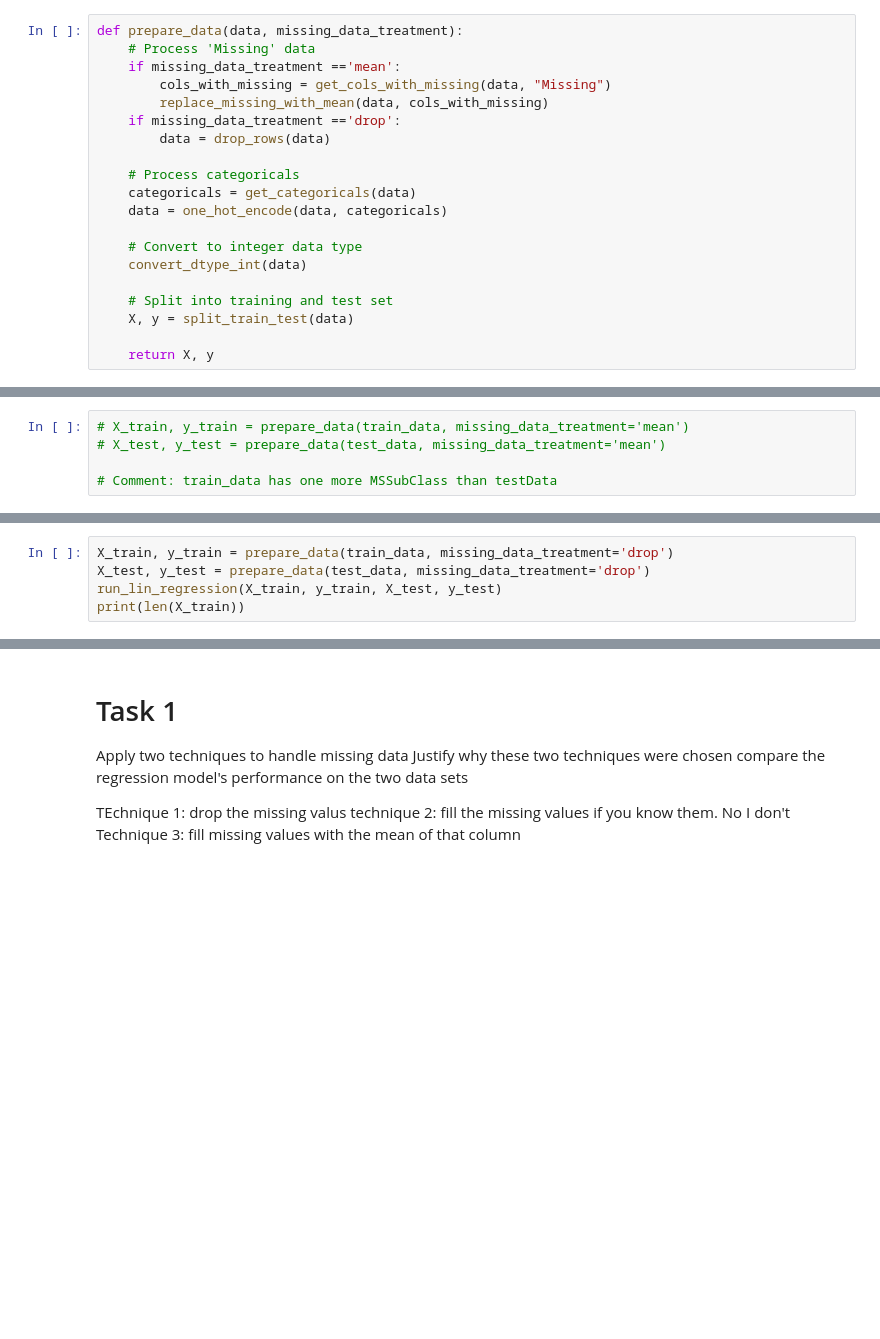
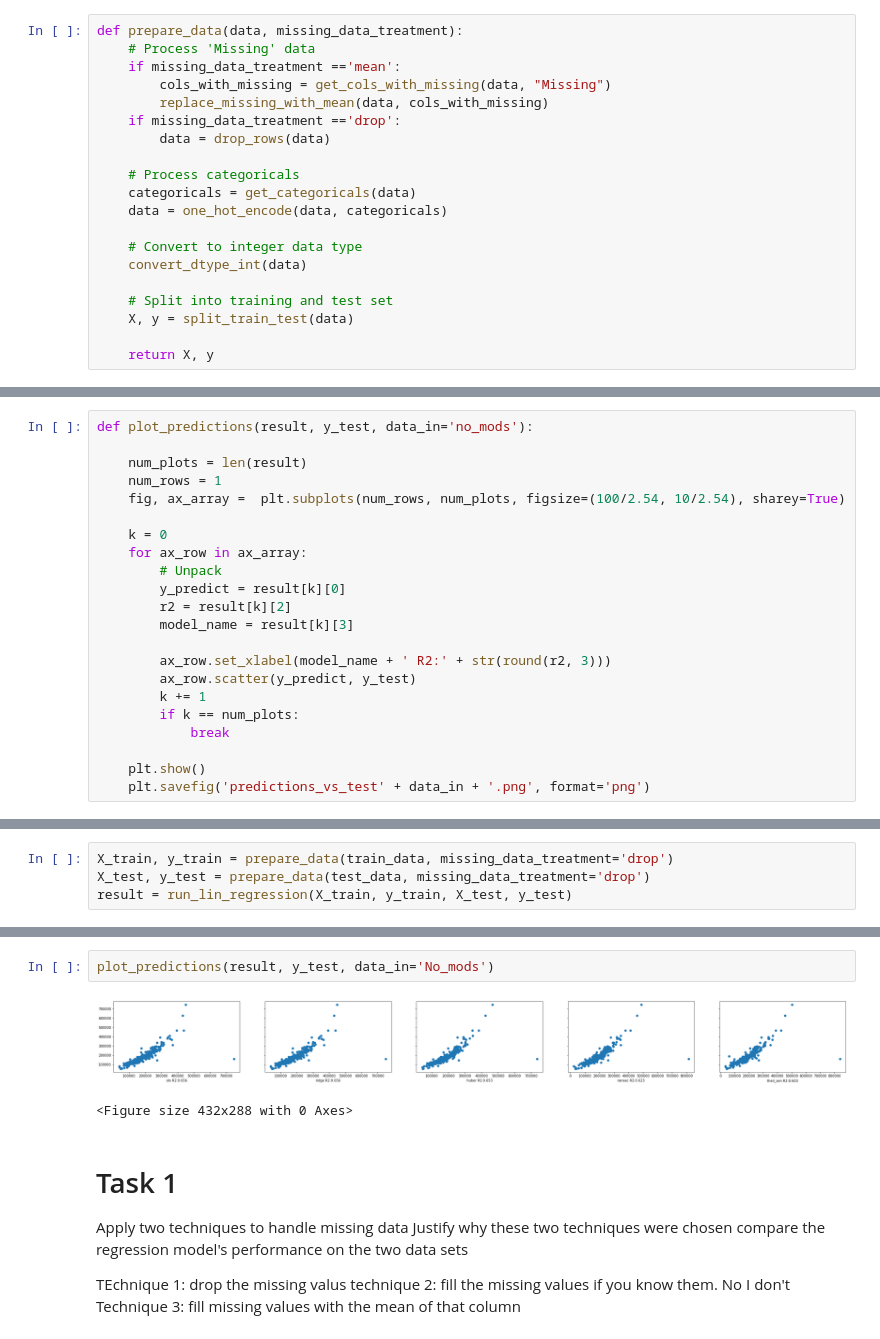
Before and after one commit to hifrickenfive/UniAdelaideAIML, a Jupyter notebook: assignment2/scratch.ipynb, the cells around one changed output, grey strips where cells are left out. Cells and saved outputs as stored; diff of their text form; blank space fills up the shorter version.

```diff
--- a/assignment2/scratch.ipynb
+++ b/assignment2/scratch.ipynb
@@ -206,0 +259,22 @@ def prepare_data(data, missing_data_treatment):
+# %%
+def plot_predictions(result, y_test, data_in='no_mods'):
+
+    num_plots = len(result)
+    num_rows = 1
+    fig, ax_array =  plt.subplots(num_rows, num_plots, figsize=(100/2.54, 10/2.54), sharey=True)
+
+    k = 0
+    for ax_row in ax_array:
+        # Unpack
+        y_predict = result[k][0]
+        r2 = result[k][2]
+        model_name = result[k][3]
+
+        ax_row.set_xlabel(model_name + ' R2:' + str(round(r2, 3)))
+        ax_row.scatter(y_predict, y_test)
+        k += 1
+        if k == num_plots:
+            break
+
+    plt.show()
+    plt.savefig('predictions_vs_test' + data_in + '.png', format='png')
@@ -207,5 +285,4 @@ def prepare_data(data, missing_data_treatment):
 # %%
-# X_train, y_train = prepare_data(train_data, missing_data_treatment='mean')
-# X_test, y_test = prepare_data(test_data, missing_data_treatment='mean')
-
-# Comment: train_data has one more MSSubClass than testData
+X_train, y_train = prepare_data(train_data, missing_data_treatment='drop')
+X_test, y_test = prepare_data(test_data, missing_data_treatment='drop')
+result = run_lin_regression(X_train, y_train, X_test, y_test)
@@ -259,5 +338,0 @@ def run_lin_regression(X_train, y_train, X_test, y_test, wrapped=False):
-# %%
-X_train, y_train = prepare_data(train_data, missing_data_treatment='drop')
-X_test, y_test = prepare_data(test_data, missing_data_treatment='drop')
-run_lin_regression(X_train, y_train, X_test, y_test)
-print(len(X_train))
@@ -315,3 +339,8 @@ Coefficient of determination: 0.6108713470
+# %%
+plot_predictions(result, y_test, data_in='No_mods')
+# %% [output]
+[figure, added]
+<Figure size 432x288 with 0 Axes>
 # %% [markdown]
 # Task 1
 Apply two techniques to handle missing data
```
Also changed, not shown: parts of 27 cells of this notebook, 12 other files.
